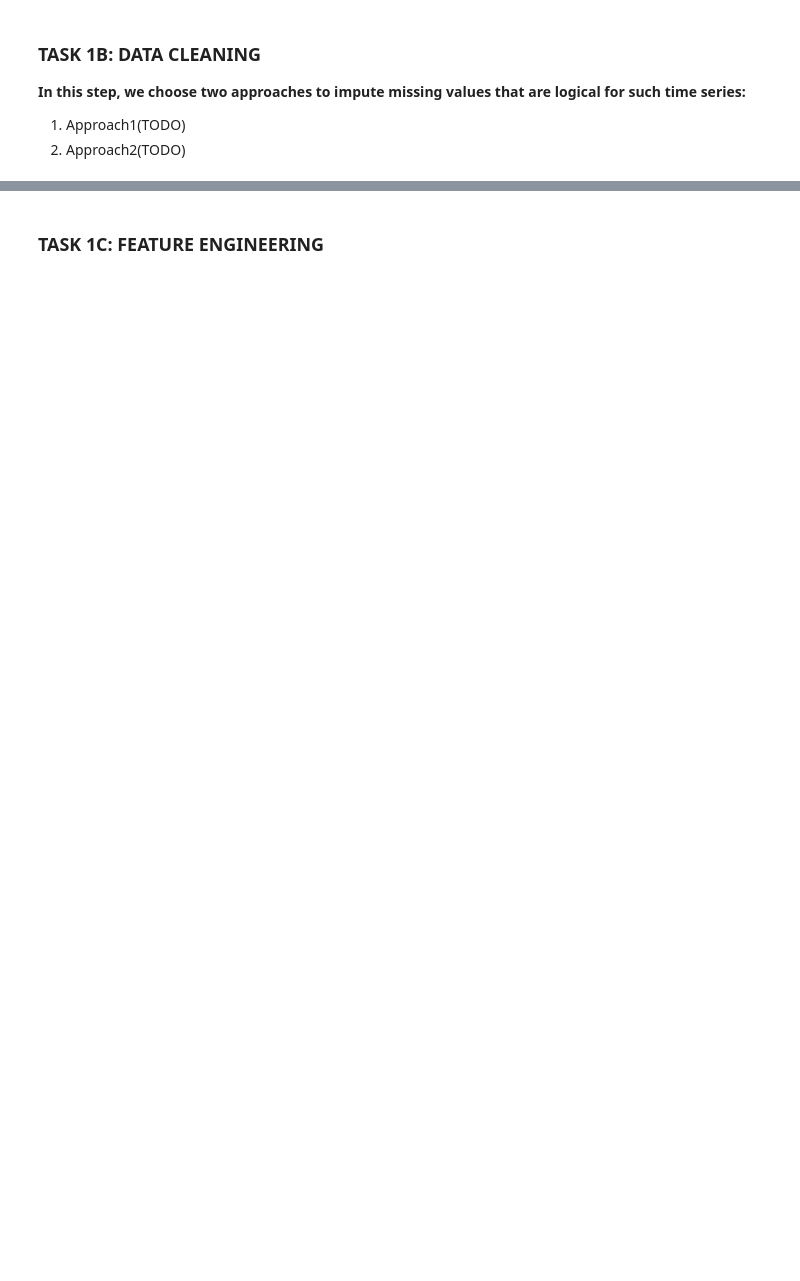
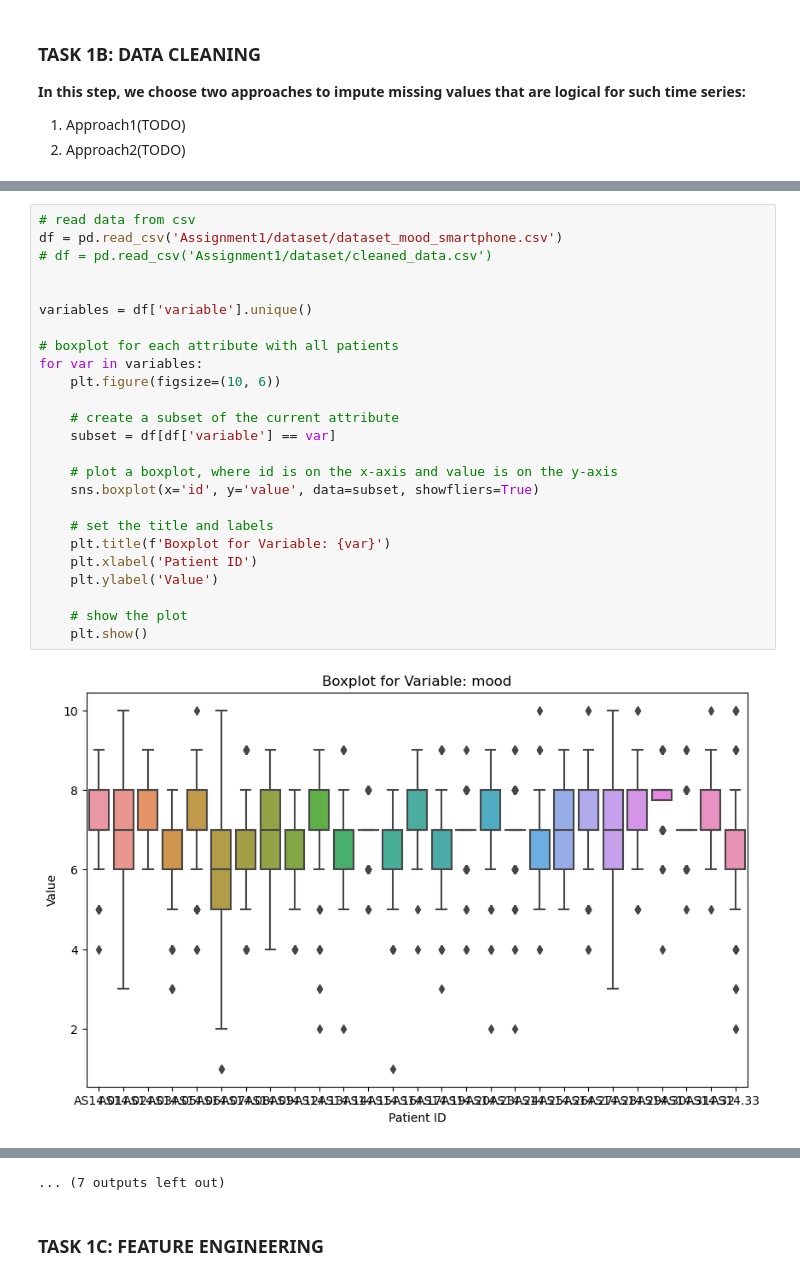
Before and after one commit to dingminglll/Data-Mining, a Jupyter notebook: Assignment1.ipynb, the cells around one changed output, grey strips where cells are left out. Drawn from its saved outputs; the diff is of its cells as text; blank space fills up the shorter version.

```diff
--- a/Assignment1.ipynb
+++ b/Assignment1.ipynb
@@ -209,0 +212,27 @@ data_with_id.to_csv('dataset_mood_smartphone_reshape_cleaned.csv', index=False)
+# %%
+# read data from csv
+df = pd.read_csv('Assignment1/dataset/dataset_mood_smartphone.csv')
+# df = pd.read_csv('Assignment1/dataset/cleaned_data.csv')
+
+
+variables = df['variable'].unique()
+
+# boxplot for each attribute with all patients
+for var in variables:
+    plt.figure(figsize=(10, 6))
+
+    # create a subset of the current attribute
+    subset = df[df['variable'] == var]
+
+    # plot a boxplot, where id is on the x-axis and value is on the y-axis
+    sns.boxplot(x='id', y='value', data=subset, showfliers=True)
+
+    # set the title and labels
+    plt.title(f'Boxplot for Variable: {var}')
+    plt.xlabel('Patient ID')
+    plt.ylabel('Value')
+
+    # show the plot
+    plt.show()
+# %% [output]
+[figure, added]
@@ -210,2 +250,3 @@ data_with_id.to_csv('dataset_mood_smartphone_reshape_cleaned.csv', index=False)
+... (7 outputs left out)
 # %% [markdown]
 ### TASK 1C: FEATURE ENGINEERING
```
Also changed, not shown: parts of 10 cells of this notebook, 4 other files.
